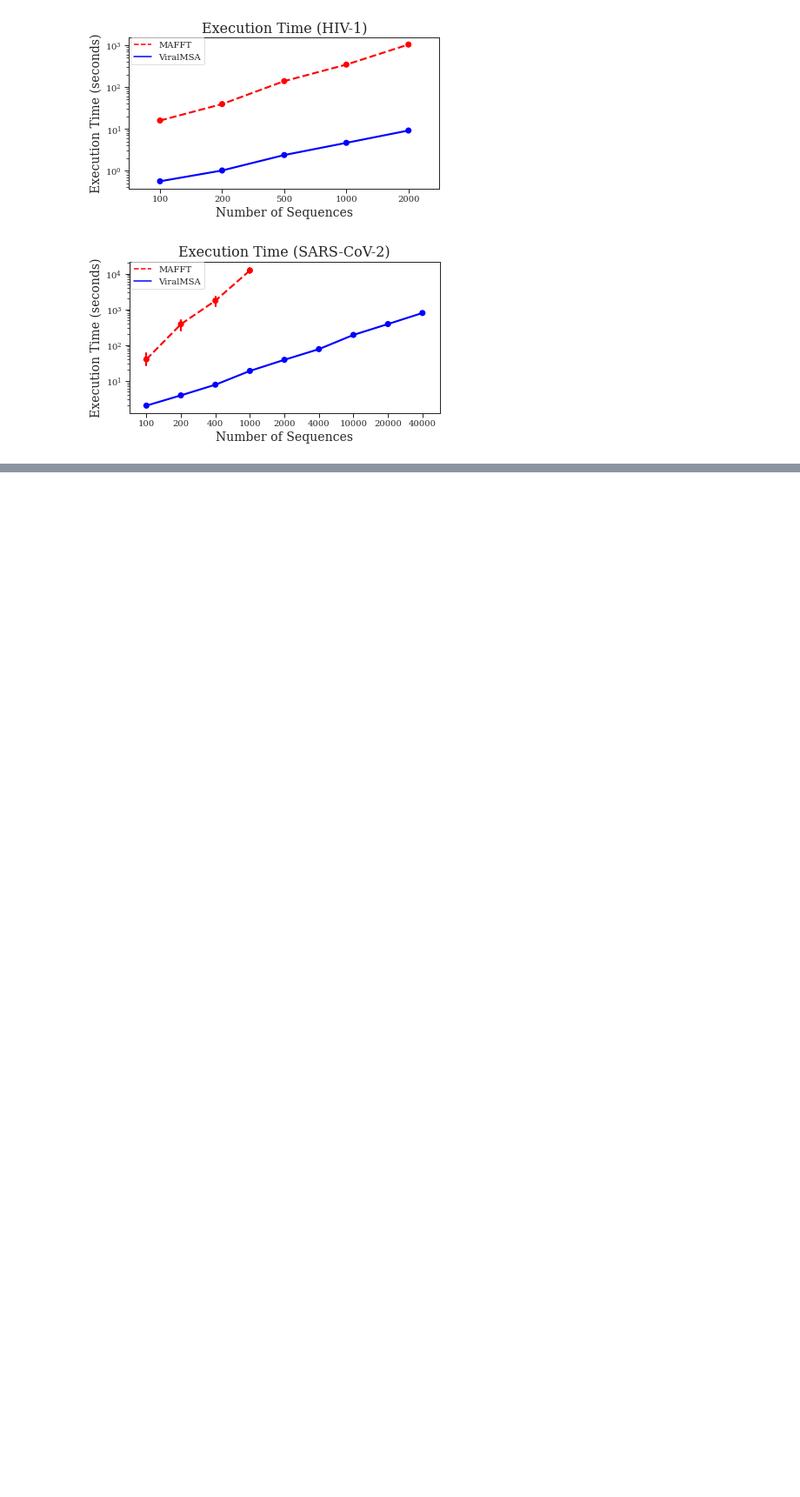
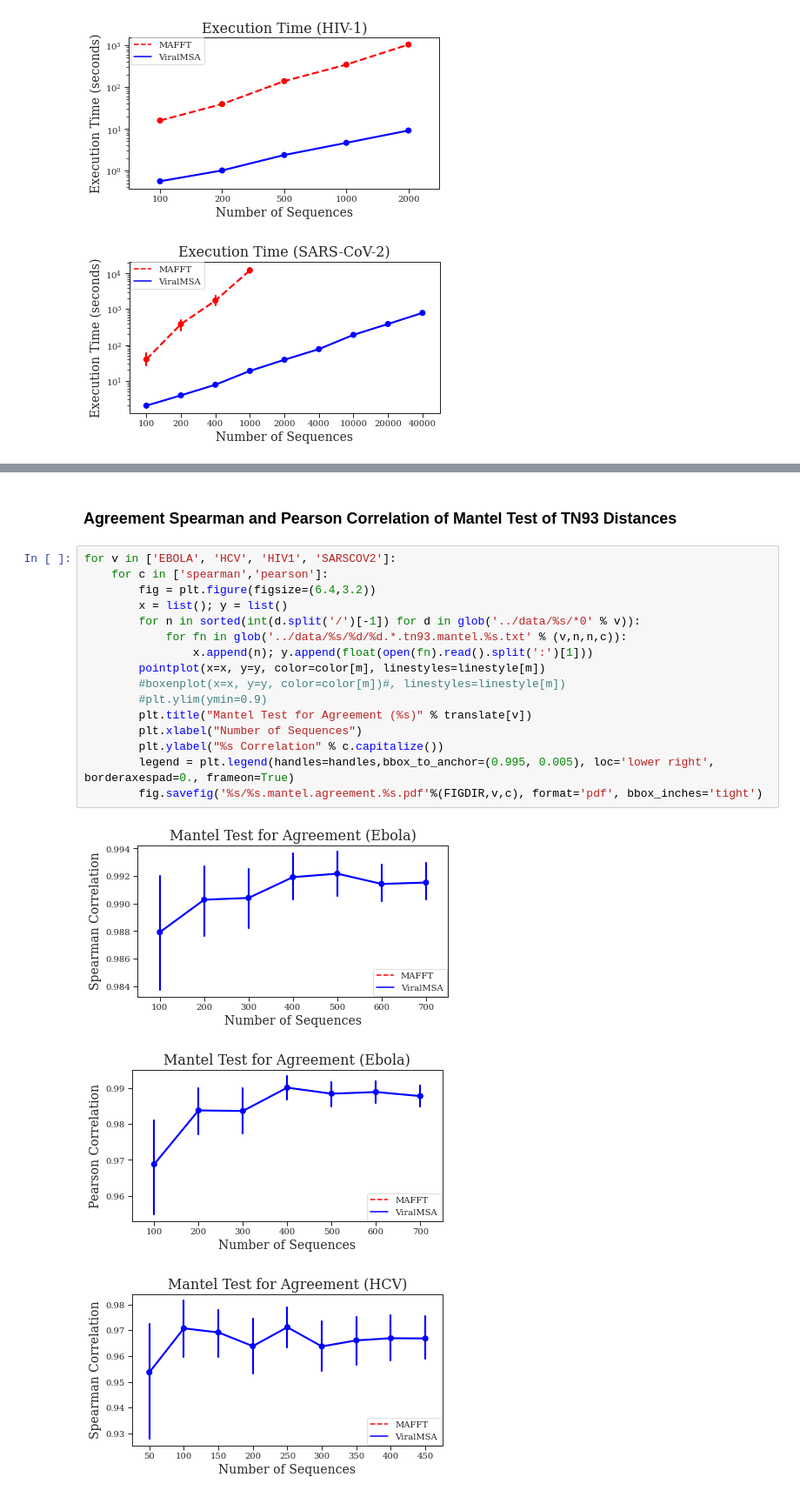
Before and after one commit to niemasd/ViralMSA-Paper, a Jupyter notebook: scripts/Figures.ipynb, the cells around one changed output, grey strips where cells are left out. Shown: that part at 87% size. Cells and saved outputs as stored; diff of their text form; blank space fills up the shorter version.

```diff
--- a/scripts/Figures.ipynb
+++ b/scripts/Figures.ipynb
@@ -91,0 +92,22 @@ for v in ['EBOLA', 'HCV', 'HIV1']:
+# %% [markdown]
+### Agreement Spearman and Pearson Correlation of Mantel Test of TN93 Distances
+# %%
+for v in ['EBOLA', 'HCV', 'HIV1', 'SARSCOV2']:
+    for c in ['spearman','pearson']:
+        fig = plt.figure(figsize=(6.4,3.2))
+        x = list(); y = list()
+        for n in sorted(int(d.split('/')[-1]) for d in glob('../data/%s/*0' % v)):
+            for fn in glob('../data/%s/%d/%d.*.tn93.mantel.%s.txt' % (v,n,n,c)):
+                x.append(n); y.append(float(open(fn).read().split(':')[1]))
+        pointplot(x=x, y=y, color=color[m], linestyles=linestyle[m])
+        #boxenplot(x=x, y=y, color=color[m])#, linestyles=linestyle[m])
+        #plt.ylim(ymin=0.9)
+        plt.title("Mantel Test for Agreement (%s)" % translate[v])
+        plt.xlabel("Number of Sequences")
+        plt.ylabel("%s Correlation" % c.capitalize())
+        legend = plt.legend(handles=handles,bbox_to_anchor=(0.995, 0.005), loc='lower right', borderaxespad=0., frameon=True)
+        fig.savefig('%s/%s.mantel.agreement.%s.pdf'%(FIGDIR,v,c), format='pdf', bbox_inches='tight')
+# %% [output]
+[figure, added]
+[figure, added]
+[figure, added]
```
Also changed, not shown: parts of 3 cells of this notebook, 18 other files.
